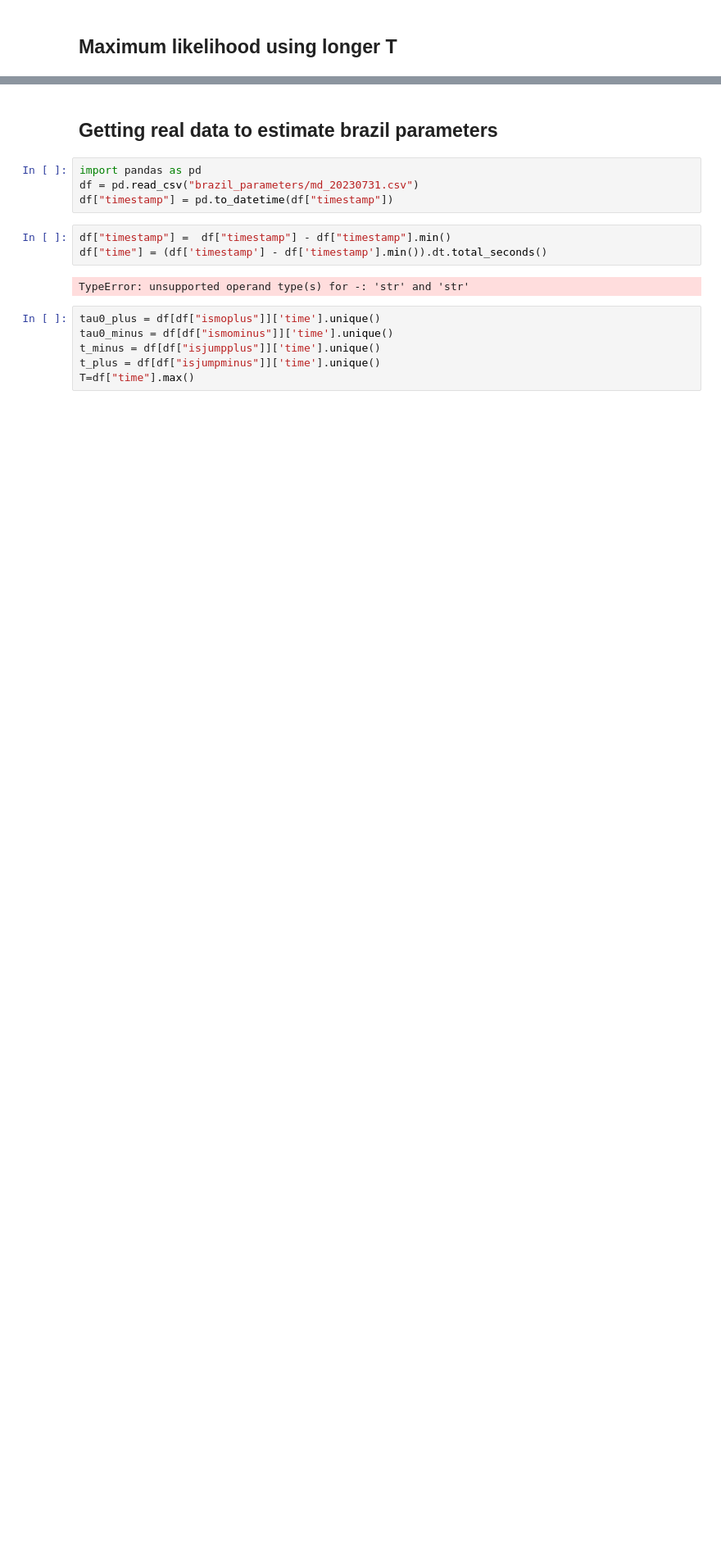
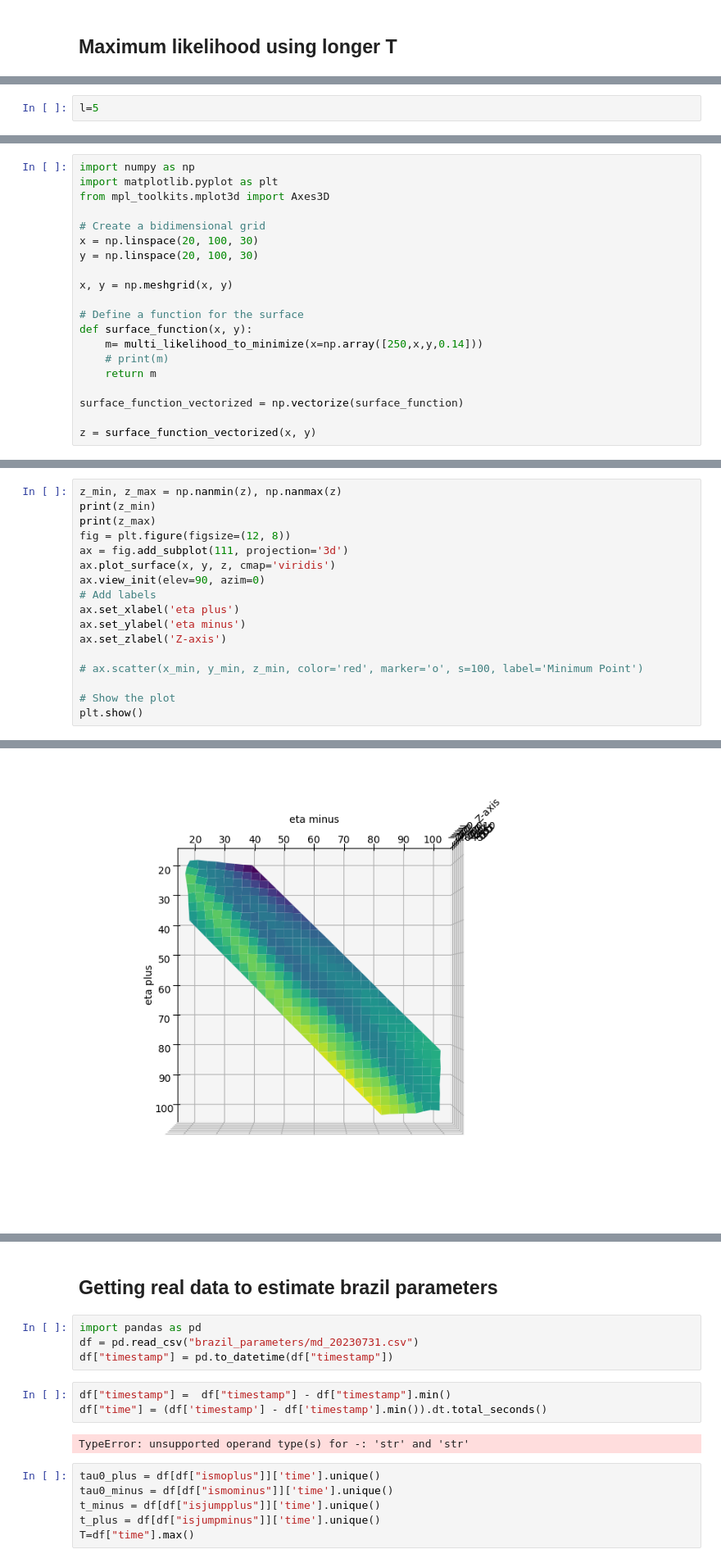
Before and after one commit to cavallofederico/marketmaking, a Jupyter notebook: alpha_signals/likelihood.ipynb, the cells around one changed output, grey strips where cells are left out. Shown at 82% size. Drawn from its saved outputs; the diff is of its cells as text; blank space fills up the shorter version.

```diff
--- a/alpha_signals/likelihood.ipynb
+++ b/alpha_signals/likelihood.ipynb
@@ -982,0 +1122,2 @@ z = surface_function_vectorized(x, y)
+# %%
+l=5
@@ -999,0 +1401,20 @@ plt.show()
+# %%
+import numpy as np
+import matplotlib.pyplot as plt
+from mpl_toolkits.mplot3d import Axes3D
+
+# Create a bidimensional grid
+x = np.linspace(20, 100, 30)
+y = np.linspace(20, 100, 30)
+
+x, y = np.meshgrid(x, y)
+
+# Define a function for the surface
+def surface_function(x, y):
+    m= multi_likelihood_to_minimize(x=np.array([250,x,y,0.14]))
+    # print(m)
+    return m
+
+surface_function_vectorized = np.vectorize(surface_function)
+
+z = surface_function_vectorized(x, y)
@@ -999,0 +1439,18 @@ plt.show()
+# %%
+z_min, z_max = np.nanmin(z), np.nanmax(z)
+print(z_min)
+print(z_max)
+fig = plt.figure(figsize=(12, 8))
+ax = fig.add_subplot(111, projection='3d')
+ax.plot_surface(x, y, z, cmap='viridis')
+ax.view_init(elev=90, azim=0)
+# Add labels
+ax.set_xlabel('eta plus')
+ax.set_ylabel('eta minus')
+ax.set_zlabel('Z-axis')
+
+# ax.scatter(x_min, y_min, z_min, color='red', marker='o', s=100, label='Minimum Point')
+
+# Show the plot
+plt.show()
+# %% [output]
@@ -999,0 +1459 @@ plt.show()
+[figure, added]
```
Also changed, not shown: parts of 22 cells of this notebook.
